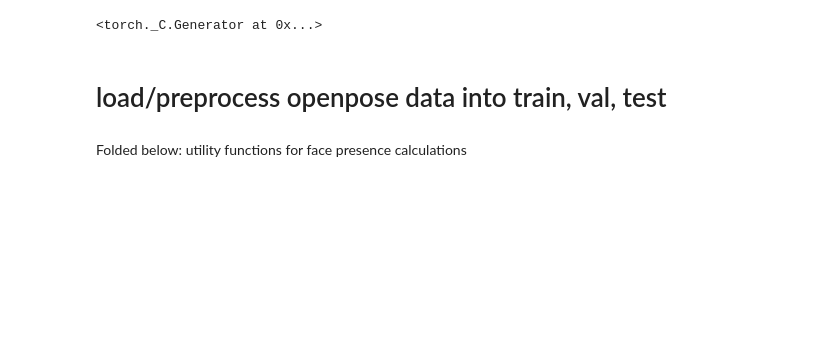
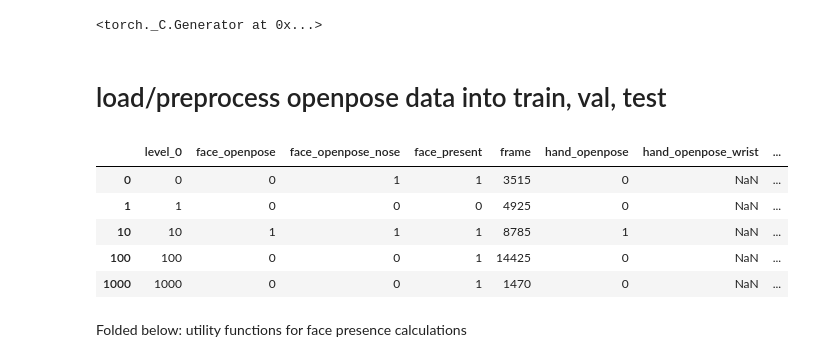
Before and after one commit to brialorelle/headcam-algo, a Jupyter notebook: src/openposeclassifiertests.ipynb, the cells around one changed output. Drawn from its saved outputs; the diff is of its cells as text; code cells hidden in the pictures; blank space fills up the shorter version.

```diff
--- a/src/openposeclassifiertests.ipynb
+++ b/src/openposeclassifiertests.ipynb
@@ -26,8 +26,16 @@ torch.manual_seed(1)
 # %% [markdown]
 # load/preprocess openpose data into train, val, test
 # %%
-SAMPLE_DF_PATH = '/scratch/users/agrawalk/headcam-algo-output/alice_sample.json' #Change this
-df = pd.read_json(SAMPLE_DF_PATH)
+SAMPLE_DF_PATH = 'new_gold_sample_big.json' #Change this
+new_gold = pd.read_json(SAMPLE_DF_PATH)
+new_gold.head()
+# %% [output]
+|  | level_0 | face_openpose | face_openpose_nose | face_present | frame | hand_openpose | hand_openpose_wrist | ... |
+| 0 | 0 | 0 | 1 | 1 | 3515 | 0 | NaN | ... |
+| 1 | 1 | 0 | 0 | 0 | 4925 | 0 | NaN | ... |
+| 10 | 10 | 1 | 1 | 1 | 8785 | 1 | NaN | ... |
+| 100 | 100 | 0 | 0 | 1 | 14425 | 0 | NaN | ... |
+| 1000 | 1000 | 0 | 0 | 1 | 1470 | 0 | NaN | ... |
 # %% [markdown]
 Folded below: utility functions for face presence calculations
 # %%
```
Also changed, not shown: parts of 11 cells of this notebook.
